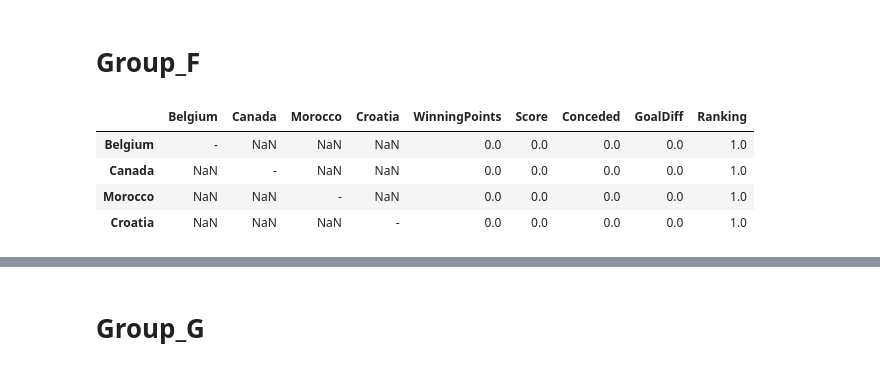
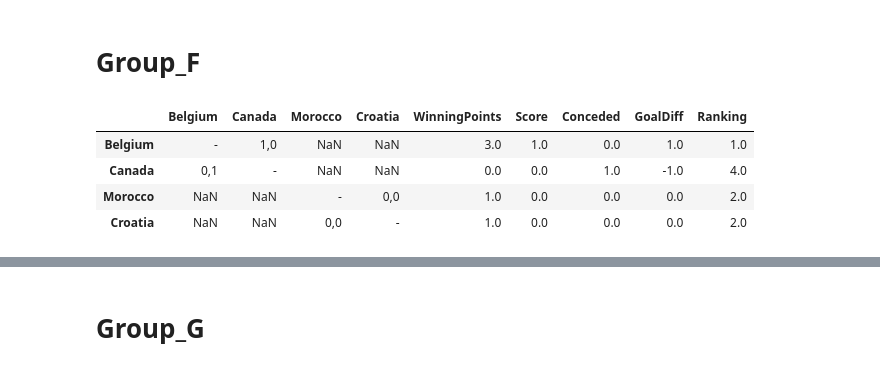
Before and after one commit to Jhosua-a/WCup2022, a Jupyter notebook: WCup2022_GroupLeage.ipynb, the cells around one changed output, grey strips where cells are left out. Drawn from its saved outputs; the diff is of its cells as text; code cells hidden in the pictures.

```diff
--- a/WCup2022_GroupLeage.ipynb
+++ b/WCup2022_GroupLeage.ipynb
@@ -377,21 +365,21 @@ Group_F_RoundRobin = pd.DataFrame(columns=Group_F_Team_list, index=Group_F_Team_
 for team in Group_F_Team_list:
     Group_F_RoundRobin.at[team, team] = "-"
 # %%
-#Group_F_RoundRobin.iat[0, 1], Group_F_RoundRobin.iat[1, 0] = '0,2' , '2,0'
-#Group_F_RoundRobin.iat[2, 3], Group_F_RoundRobin.iat[3, 2] = '0,2' , '2,0'
+Group_F_RoundRobin.iat[0, 1], Group_F_RoundRobin.iat[1, 0] = '1,0' , '0,1'
+Group_F_RoundRobin.iat[2, 3], Group_F_RoundRobin.iat[3, 2] = '0,0' , '0,0'
 
 #Group_F_RoundRobin.iat[0, 2], Group_F_RoundRobin.iat[2, 0] = '0,2' , '2,0'
 #Group_F_RoundRobin.iat[1, 3], Group_F_RoundRobin.iat[3, 1] = '0,2' , '2,0'
 
 #Group_F_RoundRobin.iat[0, 3], Group_F_RoundRobin.iat[3, 0] = '0,2' , '2,0'
 #Group_F_RoundRobin.iat[1, 2], Group_F_RoundRobin.iat[2, 1] = '0,2' , '2,0'
 Ranking(Group_F_RoundRobin)
 # %% [output]
 |  | Belgium | Canada | Morocco | Croatia | WinningPoints | Score | Conceded | GoalDiff | Ranking |
-| Belgium | - | NaN | NaN | NaN | 0.0 | 0.0 | 0.0 | 0.0 | 1.0 |
-| Canada | NaN | - | NaN | NaN | 0.0 | 0.0 | 0.0 | 0.0 | 1.0 |
-| Morocco | NaN | NaN | - | NaN | 0.0 | 0.0 | 0.0 | 0.0 | 1.0 |
-| Croatia | NaN | NaN | NaN | - | 0.0 | 0.0 | 0.0 | 0.0 | 1.0 |
+| Belgium | - | 1,0 | NaN | NaN | 3.0 | 1.0 | 0.0 | 1.0 | 1.0 |
+| Canada | 0,1 | - | NaN | NaN | 0.0 | 0.0 | 1.0 | -1.0 | 4.0 |
+| Morocco | NaN | NaN | - | 0,0 | 1.0 | 0.0 | 0.0 | 0.0 | 2.0 |
+| Croatia | NaN | NaN | 0,0 | - | 1.0 | 0.0 | 0.0 | 0.0 | 2.0 |
 # %%
 Ranking_num_F, Ranking_probability_F = RankingProbability(Group_F_RoundRobin.copy())
 # %% [output]
```
Also changed, not shown: parts of 21 cells of this notebook, 1 other file.
